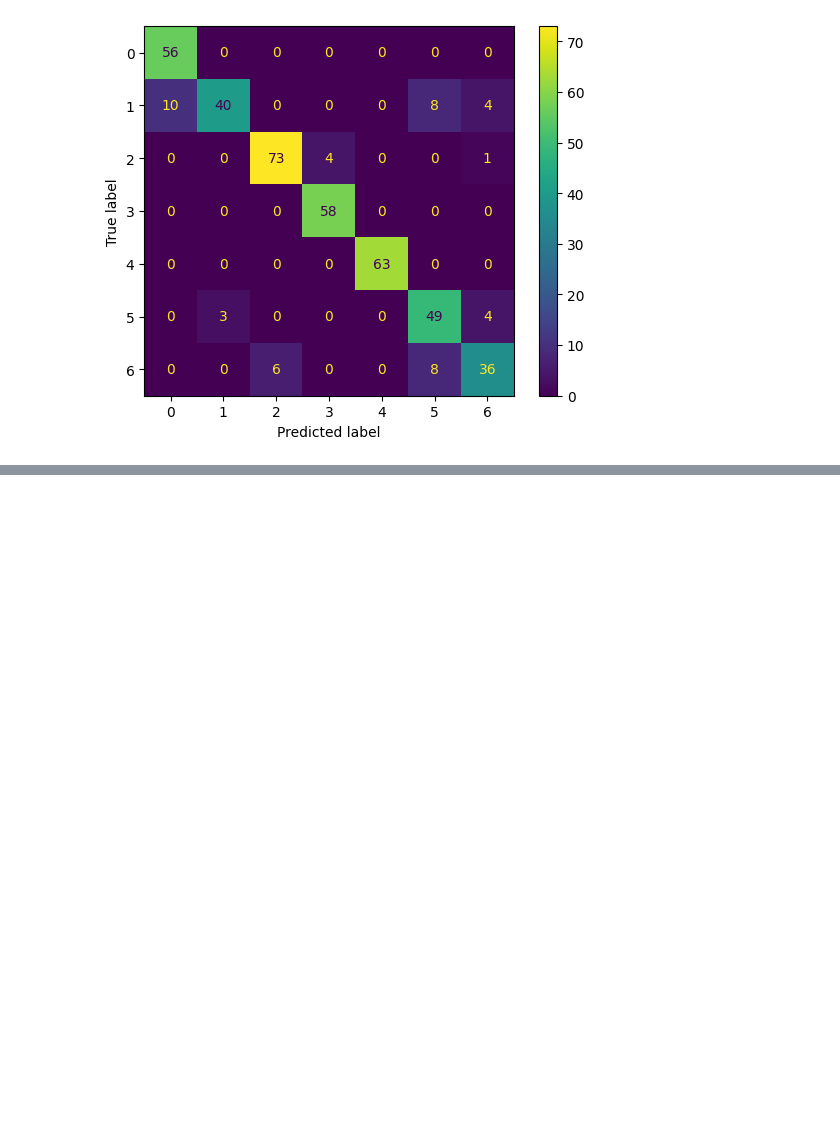
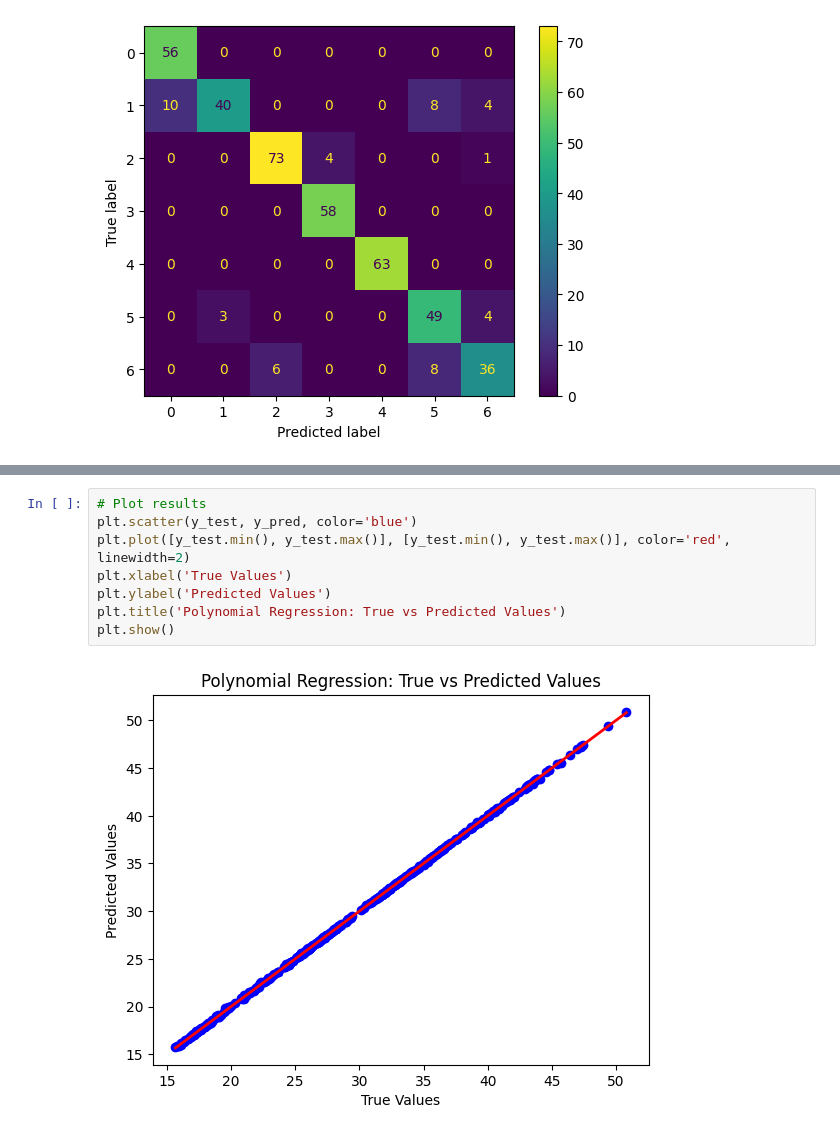
Before and after one commit to dang-nguyendd/ds_data_modelling, a Jupyter notebook: s3759957.ipynb, the cells around one changed output, grey strips where cells are left out. Drawn from its saved outputs; the diff is of its cells as text; blank space fills up the shorter version.

```diff
--- a/s3759957.ipynb
+++ b/s3759957.ipynb
@@ -799,0 +924,10 @@ Confusion Matrix:
+# %%
+# Plot results
+plt.scatter(y_test, y_pred, color='blue')
+plt.plot([y_test.min(), y_test.max()], [y_test.min(), y_test.max()], color='red', linewidth=2)
+plt.xlabel('True Values')
+plt.ylabel('Predicted Values')
+plt.title('Polynomial Regression: True vs Predicted Values')
+plt.show()
+# %% [output]
+[figure, added]
```
Also changed, not shown: parts of 21 cells of this notebook, 2 other files.
